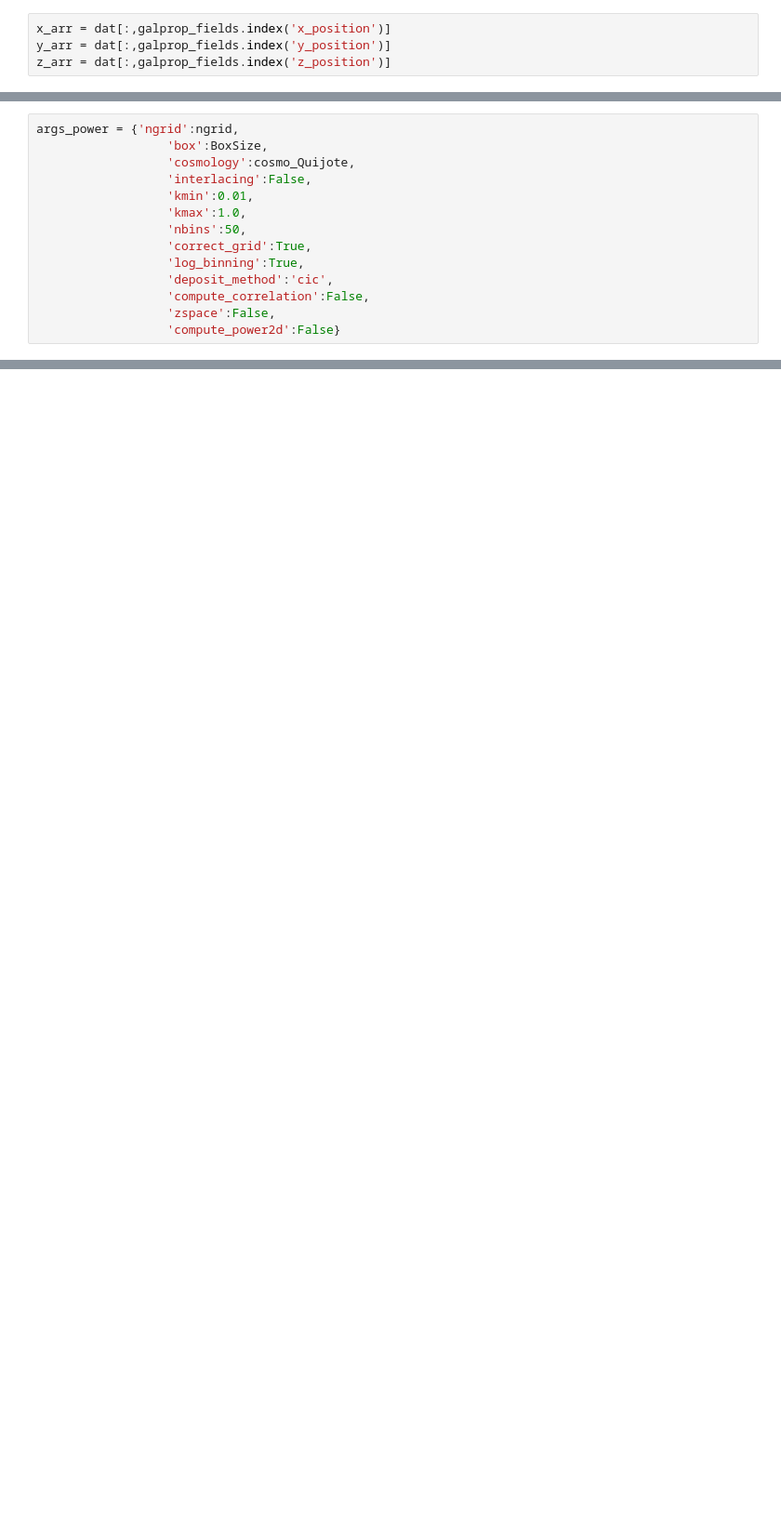
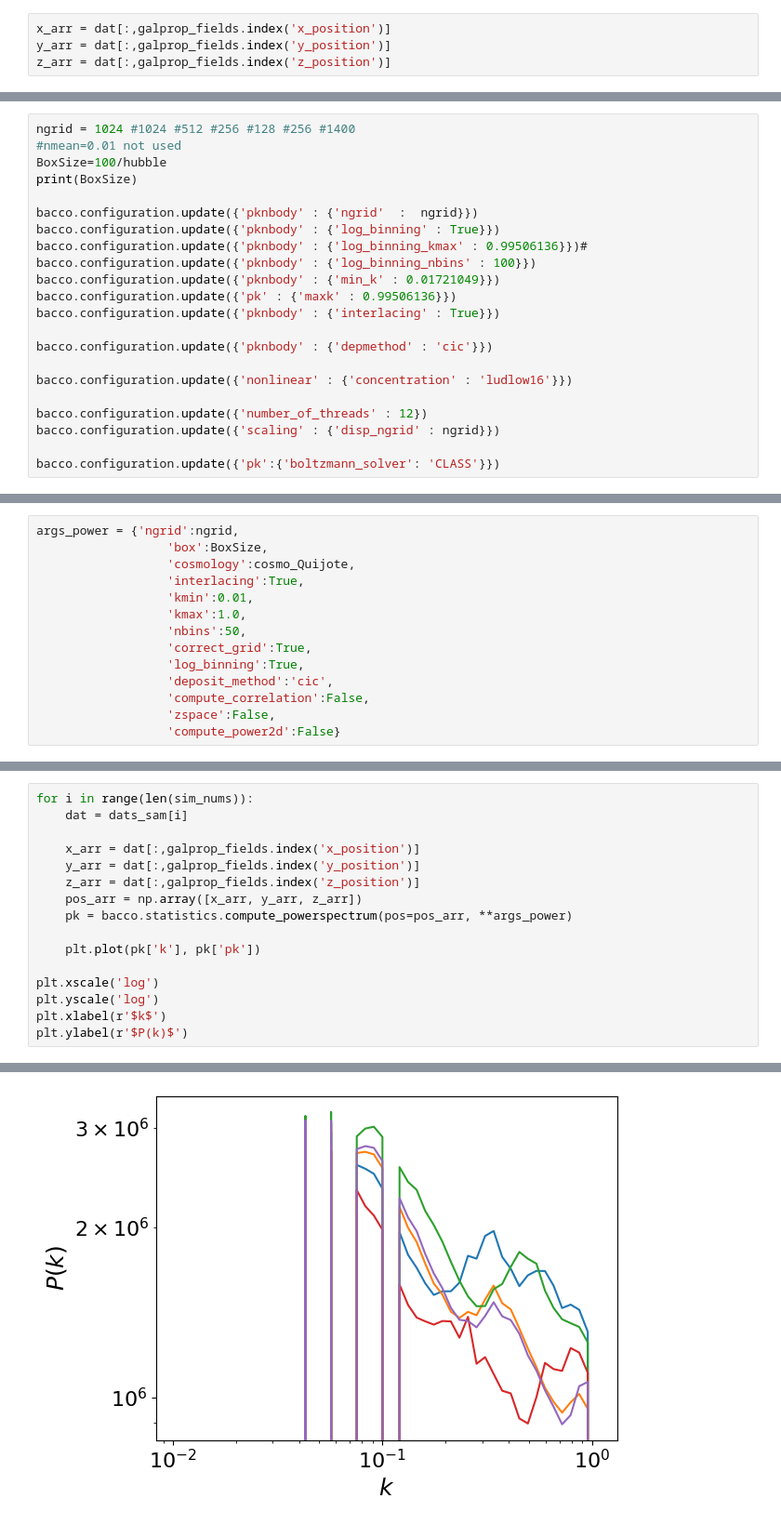
Before and after one commit to kstoreyf/biasexp-target-observable, a Jupyter notebook: notebooks/2023-19-12_camels-sam_biasexp.ipynb, the cells around one changed output, grey strips where cells are left out. Shown at 93% size. Cells and saved outputs as stored; diff of their text form; blank space fills up the shorter version.

```diff
--- a/notebooks/2023-19-12_camels-sam_biasexp.ipynb
+++ b/notebooks/2023-19-12_camels-sam_biasexp.ipynb
@@ -219,0 +206,22 @@ cosmo_Quijote.set_expfactor(a_Quijote)
+# %%
+ngrid = 1024 #1024 #512 #256 #128 #256 #1400
+#nmean=0.01 not used
+BoxSize=100/hubble
+print(BoxSize)
+
+bacco.configuration.update({'pknbody' : {'ngrid'  :  ngrid}})
+bacco.configuration.update({'pknbody' : {'log_binning' : True}})
+bacco.configuration.update({'pknbody' : {'log_binning_kmax' : 0.99506136}})#
+bacco.configuration.update({'pknbody' : {'log_binning_nbins' : 100}})
+bacco.configuration.update({'pknbody' : {'min_k' : 0.01721049}})
+bacco.configuration.update({'pk' : {'maxk' : 0.99506136}})
+bacco.configuration.update({'pknbody' : {'interlacing' : True}})
+
+bacco.configuration.update({'pknbody' : {'depmethod' : 'cic'}})
+
+bacco.configuration.update({'nonlinear' : {'concentration' : 'ludlow16'}})
+
+bacco.configuration.update({'number_of_threads' : 12})
+bacco.configuration.update({'scaling' : {'disp_ngrid' : ngrid}})
+
+bacco.configuration.update({'pk':{'boltzmann_solver': 'CLASS'}})
@@ -221,7 +231,7 @@ cosmo_Quijote.set_expfactor(a_Quijote)
 args_power = {'ngrid':ngrid,
                   'box':BoxSize,
                   'cosmology':cosmo_Quijote,
-                  'interlacing':False,
+                  'interlacing':True,
                   'kmin':0.01,
                   'kmax':1.0,
                   'nbins':50,
@@ -245,0 +244,17 @@ pk = bacco.statistics.compute_powerspectrum(pos=pos_arr, **args_power)
+# %%
+for i in range(len(sim_nums)):
+    dat = dats_sam[i]
+
+    x_arr = dat[:,galprop_fields.index('x_position')]
+    y_arr = dat[:,galprop_fields.index('y_position')]
+    z_arr = dat[:,galprop_fields.index('z_position')]
+    pos_arr = np.array([x_arr, y_arr, z_arr])
+    pk = bacco.statistics.compute_powerspectrum(pos=pos_arr, **args_power)
+
+    plt.plot(pk['k'], pk['pk'])
+
+plt.xscale('log')
+plt.yscale('log')
+plt.xlabel(r'$k$')
+plt.ylabel(r'$P(k)$')
+# %% [output]
@@ -245,0 +316 @@ pk = bacco.statistics.compute_powerspectrum(pos=pos_arr, **args_power)
+[figure, added]
```
Also changed, not shown: parts of 27 cells of this notebook, 1 other file.
